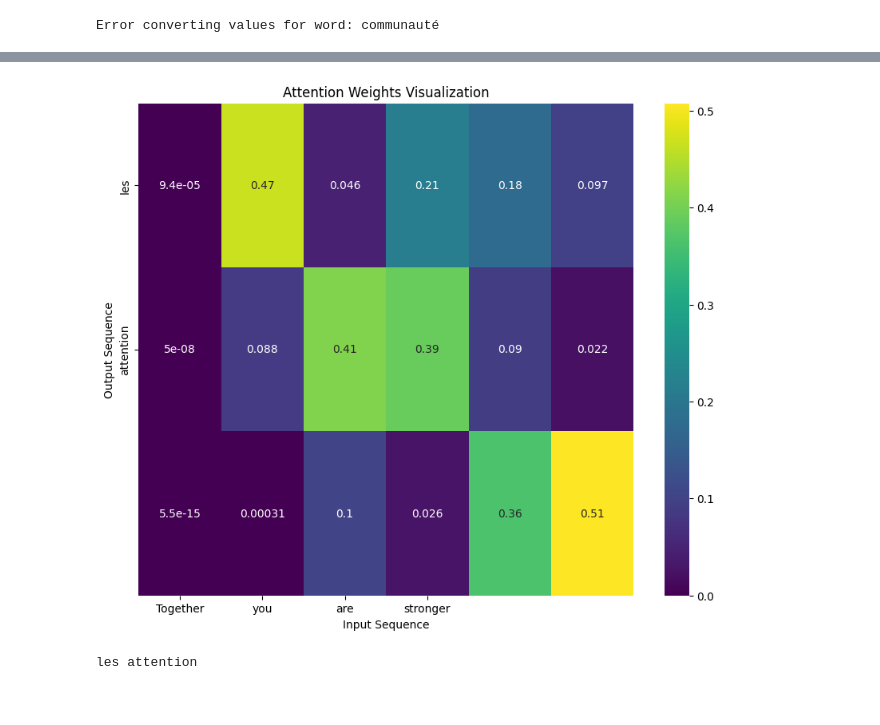
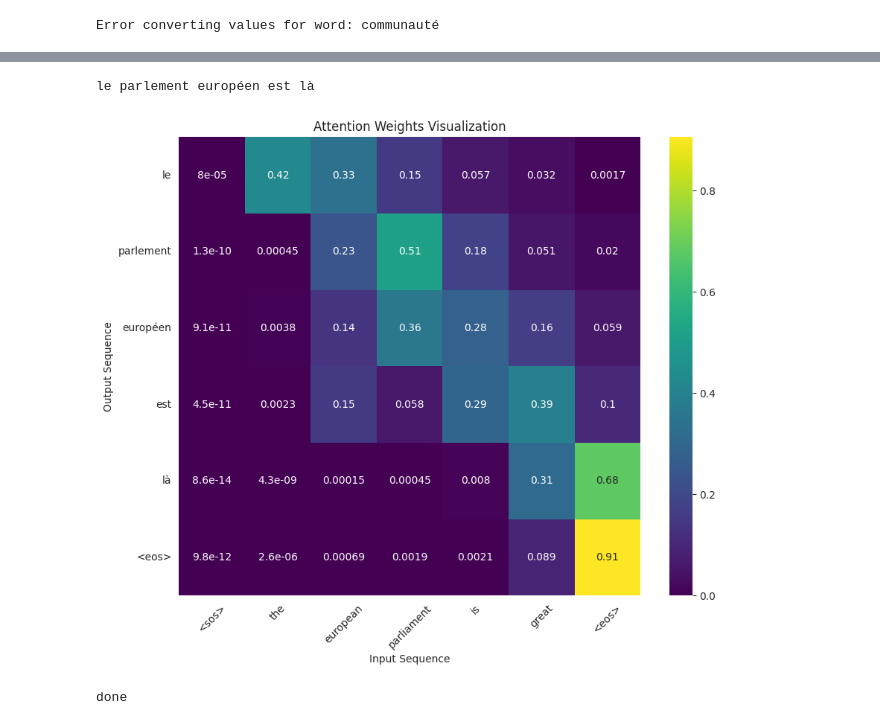
Before and after one commit to erikrubinov/nlp_project, a Jupyter notebook: ass2/5_seq2seq_attention_translation.ipynb, the cells around one changed output, grey strips where cells are left out. Drawn from its saved outputs; the diff is of its cells as text; code cells hidden in the pictures.

Commit message:
improve attention visualization

```diff
--- a/ass2/5_seq2seq_attention_translation.ipynb
+++ b/ass2/5_seq2seq_attention_translation.ipynb
@@ -675,30 +679,77 @@ epoch #  1      train_loss: 1.05e-01    BLEU: 0.3787
 # %%
 def translate_text(input_text, model, dataset, device='cpu'):
     model.eval()  # Set the model to evaluation mode
 
     # Tokenize the input text using the same tokenizer used during training
     tokens = tokenize(input_text)
     # Convert tokens to indices using the English vocabulary
     indices = [dataset.token2idx_inputs.get(token, dataset.token2idx_inputs['<UNK>']) for token in tokens]
 
     # Add <SOS> and <EOS> tokens
     indices = [dataset.token2idx_inputs[dataset.start_of_sequence_token]] + indices + [dataset.token2idx_inputs[dataset.end_of_sequence_token]]
 
     # Convert list of indices to tensor
     indices_tensor = torch.LongTensor(indices).unsqueeze(0).to(device)  # Add batch dimension
     #print(len(indices_tensor))
     # Create lengths tensor
     lengths = torch.LongTensor([len(indices)]).to(device)
 
     # Get predictions from the model
     with torch.no_grad():
 
         outputs, attention_weights = model.predict(indices_tensor, lengths)
         #print("attention_weights",attention_weights)
 
 
     # Convert predicted indices back to words
     translation = ' '.join([dataset.idx2token_targets[idx] for idx in outputs[:-1]])
-    plot_attention(attention_weights, input_text,translation)
 
-    return translation
+    return translation, attention_weights
+
+input_text = "the european parliament is great"
+translated_text, attention_weights = translate_text(input_text, model, dataset)
+print(translated_text)
+
+import torch
+import numpy as np
+import matplotlib.pyplot as plt
+import seaborn as sns
+
+def plot_attention(attention_weights, input_sequence, output_sequence):
+    input_sequence = ["<sos>"] + input_sequence.split(" ") + ["<eos>"]
+    output_sequence = output_sequence.split(" ") + ["<eos>"]
+
+    # attention_weights.shape = (output_sequence_length, batch_size, input_sequence_length, 1)
+    # 6 for the input sentence "<sos> together you are stronger <eos>",
+    # 4 for the output  "interruption de donc <eos>"
+
+    #attention_weights = attention_weights[:-1]  # This slices off the last row
+    #print(attention_weights)
+
+    # Convert to numpy if it's a PyTorch tensor
+    if isinstance(attention_weights, torch.Tensor):
+        attention_weights = attention_weights.numpy()
+
+    attention_weights = attention_weights.squeeze(-1)
+    attention_weights = attention_weights.squeeze(1)
+
+    # Plotting
+    plt.figure(figsize=(10, 8))
+    sns.heatmap(attention_weights, annot=True, cmap='viridis',
+                xticklabels=input_sequence, yticklabels=output_sequence)
+    plt.xlabel('Input Sequence')
+    plt.ylabel('Output Sequence')
+    plt.title('Attention Weights Visualization')
+    # rotate the xticks for better readability
+    plt.xticks(rotation=45)
+    plt.yticks(rotation=0)
+    plt.savefig('reports/figures/attention_weights.png')
+    plt.show()
+    x = 2
+    print("done")
+
+plot_attention(attention_weights, input_text, translated_text)
+# %% [output]
+le parlement européen est là
+[figure, added]
+done
@@ -733,10 +756,3 @@ def plot_attention(attention_weights, input_sequence, output_sequence):
-# %%
-input_text = "Together you are stronger"
-translated_text = translate_text(input_text, model, dataset)
-print(translated_text)
-# %% [output]
-[figure, removed]
-les attention
 # %%
 ###########################PLOTS######################
 # %%
```
Also changed, not shown: parts of 2 cells of this notebook, 1 other file.
